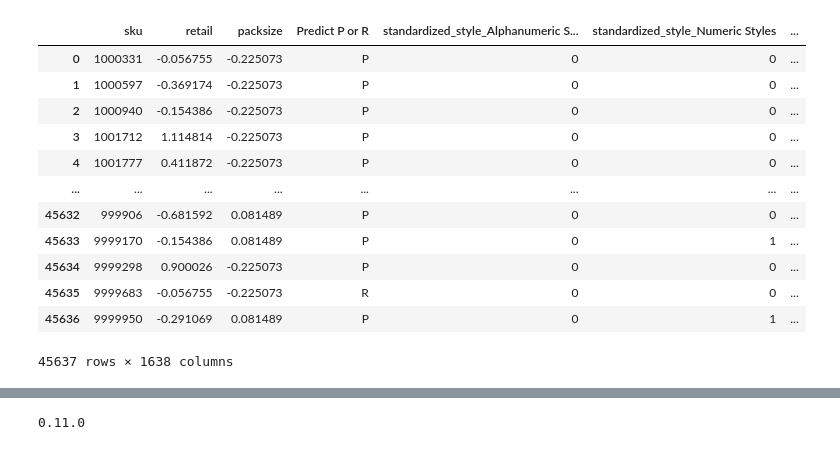
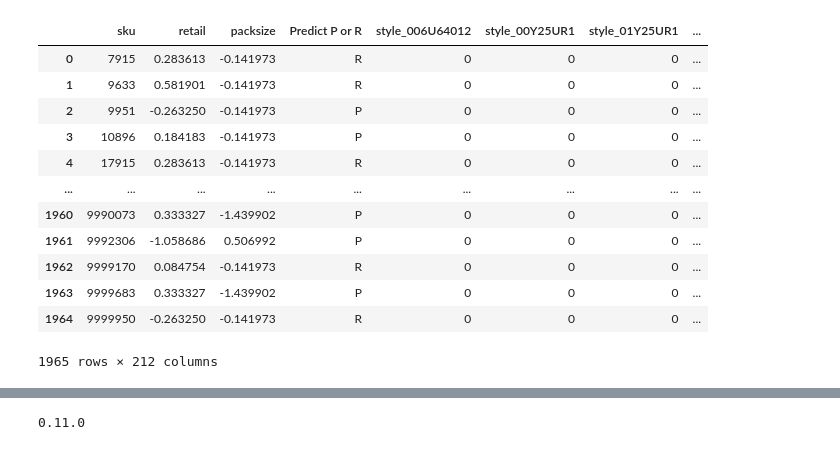
Before and after one commit to KiraaaaLuo/Black-Friday-Return-Prediction_Project, a Jupyter notebook: 5.Model_Training&Selection/Week_10.ipynb, the cells around one changed output, grey strips where cells are left out. Cells and saved outputs as stored; diff of their text form; code cells hidden in the pictures.

```diff
--- a/5.Model_Training&Selection/Week_10.ipynb
+++ b/5.Model_Training&Selection/Week_10.ipynb
@@ -35,0 +881,4 @@ joined_drop.head(10)
+# %%
+#select a subset of data to work with
+joined_drop=joined_drop[["sku","stype","style","retail","standardized_color","standardized_size","vendor","brand","packsize"]]
+joined_drop.head(10)
@@ -80,7 +941,7 @@ joined_drop.head(20)
 #remove duplicate entries
 newdf = joined_drop.groupby('sku').agg({
     'return_rate(%)': 'mean',
-    'standardized_style': 'first',
+    'style': 'first',
     'retail': 'mean',
     'standardized_color': 'first',
     'standardized_size': 'first',
@@ -106,5 +967,3 @@ newdf
-# %%
-newdf["return_rate(%)"] = newdf["return_rate(%)"] / 100
 # %%
 newdf["return_rate(%)"].describe()
 # %% [output]
@@ -132,8 +991,8 @@ plt.show()
 # %%
-#if the return rate is greater than or equal to 0.2, then it is very likely to be returned
+#if the return rate is greater than or equal to 0.6, then it is very likely to be returned
 #if not, then the product is more prone to be purchased.
 def categorize_product(return_rate):
-    if return_rate >= 0.2:
+    if return_rate >= 0.6:
         return "R"
     else:
         return "P"
@@ -190,20 +1049,20 @@ dtype: int64
 # %%
 #do one hot encoding for style, standardized_color, standardized_size,vendor, and brand
 newdf_encoded = pd.get_dummies(newdf, columns=[
-    'standardized_style', 'standardized_color', 'standardized_size', 'vendor', 'brand'])
+    'style', 'standardized_color', 'standardized_size', 'vendor', 'brand'])
 newdf_encoded = newdf_encoded * 1
 newdf_encoded
 # %% [output]
-|  | sku | retail | packsize | Predict P or R | standardized_style_Alphanumeric S... | standardized_style_Numeric Styles | ... |
-| 0 | 1000331 | -0.056755 | -0.225073 | P | 0 | 0 | ... |
-| 1 | 1000597 | -0.369174 | -0.225073 | P | 0 | 0 | ... |
-| 2 | 1000940 | -0.154386 | -0.225073 | P | 0 | 0 | ... |
-| 3 | 1001712 | 1.114814 | -0.225073 | P | 0 | 0 | ... |
-| 4 | 1001777 | 0.411872 | -0.225073 | P | 0 | 0 | ... |
-| ... | ... | ... | ... | ... | ... | ... | ... |
-| 45632 | 999906 | -0.681592 | 0.081489 | P | 0 | 0 | ... |
-| 45633 | 9999170 | -0.154386 | 0.081489 | P | 0 | 1 | ... |
-| 45634 | 9999298 | 0.900026 | -0.225073 | P | 0 | 0 | ... |
-| 45635 | 9999683 | -0.056755 | -0.225073 | R | 0 | 0 | ... |
-| 45636 | 9999950 | -0.291069 | 0.081489 | P | 0 | 1 | ... |
+|  | sku | retail | packsize | Predict P or R | style_006U64012 | style_00Y25UR1 | style_01Y25UR1 | ... |
+| 0 | 7915 | 0.283613 | -0.141973 | R | 0 | 0 | 0 | ... |
+| 1 | 9633 | 0.581901 | -0.141973 | R | 0 | 0 | 0 | ... |
+| 2 | 9951 | -0.263250 | -0.141973 | P | 0 | 0 | 0 | ... |
+| 3 | 10896 | 0.184183 | -0.141973 | P | 0 | 0 | 0 | ... |
+| 4 | 17915 | 0.283613 | -0.141973 | R | 0 | 0 | 0 | ... |
+| ... | ... | ... | ... | ... | ... | ... | ... | ... |
+| 1960 | 9990073 | 0.333327 | -1.439902 | P | 0 | 0 | 0 | ... |
+| 1961 | 9992306 | -1.058686 | 0.506992 | P | 0 | 0 | 0 | ... |
+| 1962 | 9999170 | 0.084754 | -0.141973 | R | 0 | 0 | 0 | ... |
+| 1963 | 9999683 | 0.333327 | -1.439902 | P | 0 | 0 | 0 | ... |
+| 1964 | 9999950 | -0.263250 | -0.141973 | R | 0 | 0 | 0 | ... |
-45637 rows × 1638 columns
+1965 rows × 212 columns
```
Also changed, not shown: parts of 111 cells of this notebook.
